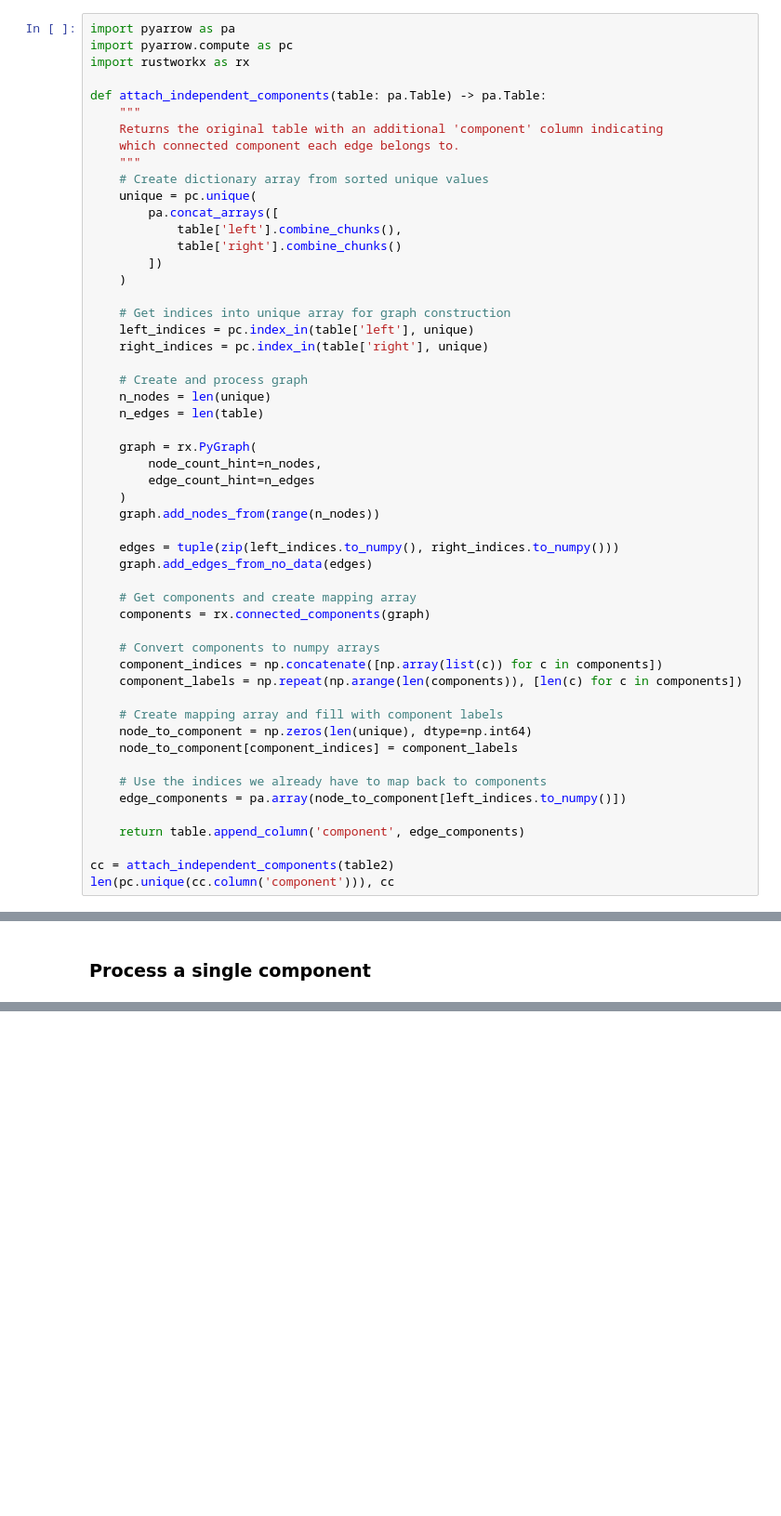
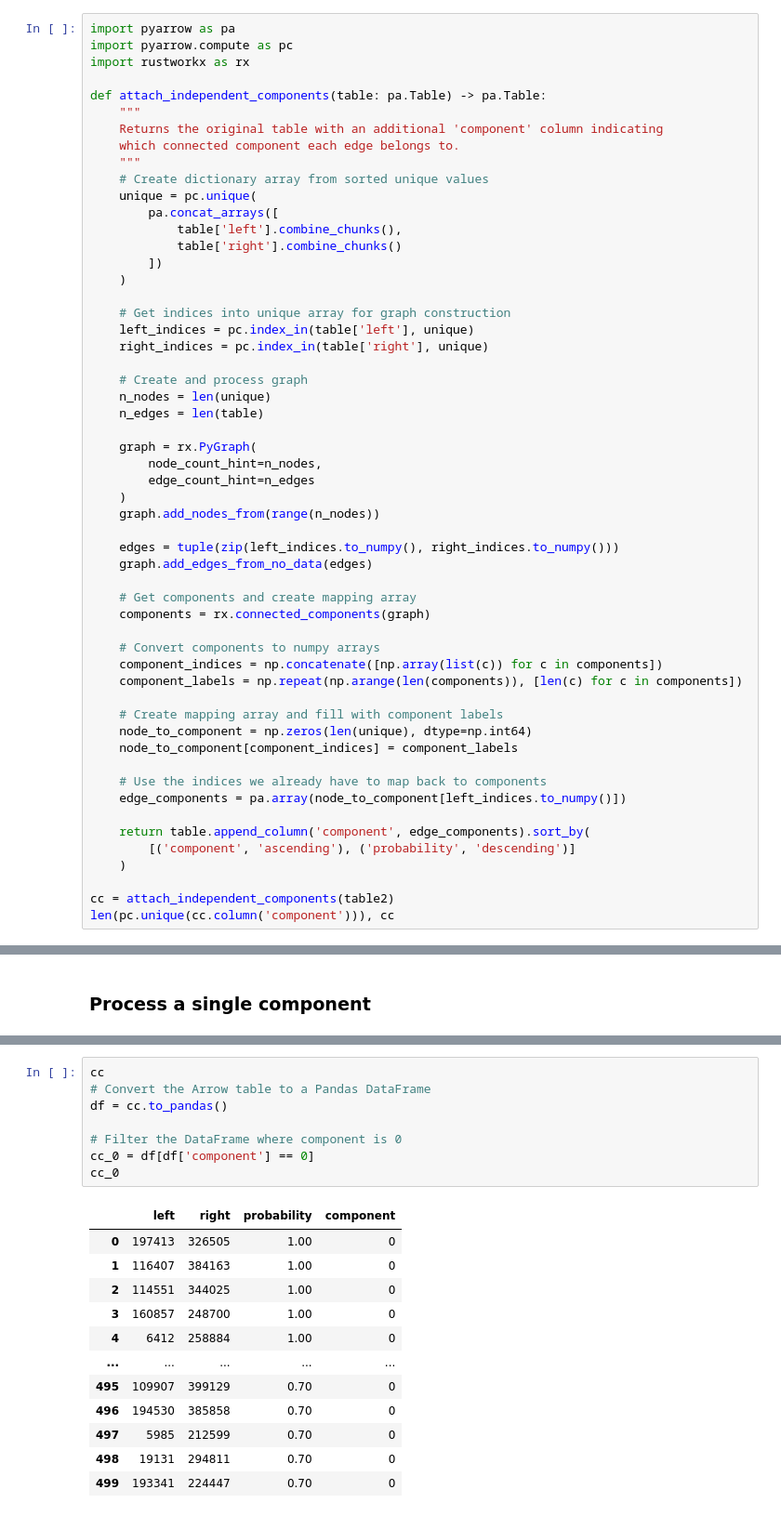
Before and after one commit to will-langdale/matchbox, a Jupyter notebook: notebooks/hierarchical.ipynb, the cells around one changed output, grey strips where cells are left out. Shown at 93% size. Saved outputs shown, nothing was run; the diff lists cells and outputs as text; blank space fills up the shorter version.

```diff
--- a/notebooks/hierarchical.ipynb
+++ b/notebooks/hierarchical.ipynb
@@ -410,7 +410,9 @@ def attach_independent_components(table: pa.Table) -> pa.Table:
     # Use the indices we already have to map back to components
     edge_components = pa.array(node_to_component[left_indices.to_numpy()])
 
-    return table.append_column('component', edge_components)
+    return table.append_column('component', edge_components).sort_by(
+        [('component', 'ascending'), ('probability', 'descending')]
+    )
 
 cc = attach_independent_components(table2)
 len(pc.unique(cc.column('component'))), cc
@@ -496,0 +578,21 @@ ps.print_stats(20)  # Show top 20 lines
+# %%
+cc
+# Convert the Arrow table to a Pandas DataFrame
+df = cc.to_pandas()
+
+# Filter the DataFrame where component is 0
+cc_0 = df[df['component'] == 0]
+cc_0
+# %% [output]
+|  | left | right | probability | component |
+| 0 | 197413 | 326505 | 1.00 | 0 |
+| 1 | 116407 | 384163 | 1.00 | 0 |
+| 2 | 114551 | 344025 | 1.00 | 0 |
+| 3 | 160857 | 248700 | 1.00 | 0 |
+| 4 | 6412 | 258884 | 1.00 | 0 |
+| ... | ... | ... | ... | ... |
+| 495 | 109907 | 399129 | 0.70 | 0 |
+| 496 | 194530 | 385858 | 0.70 | 0 |
+| 497 | 5985 | 212599 | 0.70 | 0 |
+| 498 | 19131 | 294811 | 0.70 | 0 |
+| 499 | 193341 | 224447 | 0.70 | 0 |
```
Also changed, not shown: parts of 4 cells of this notebook.
